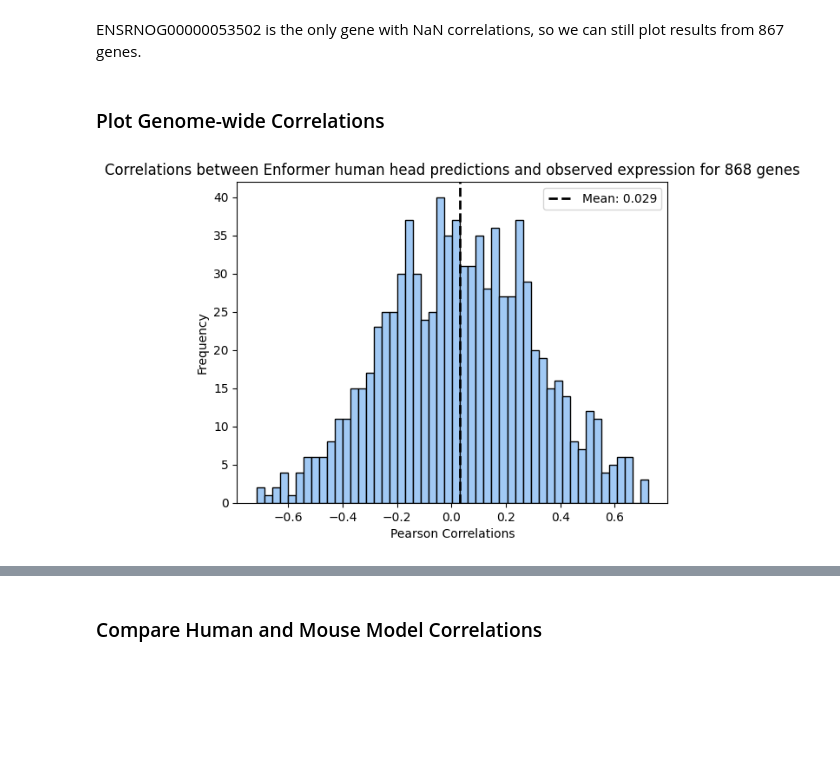
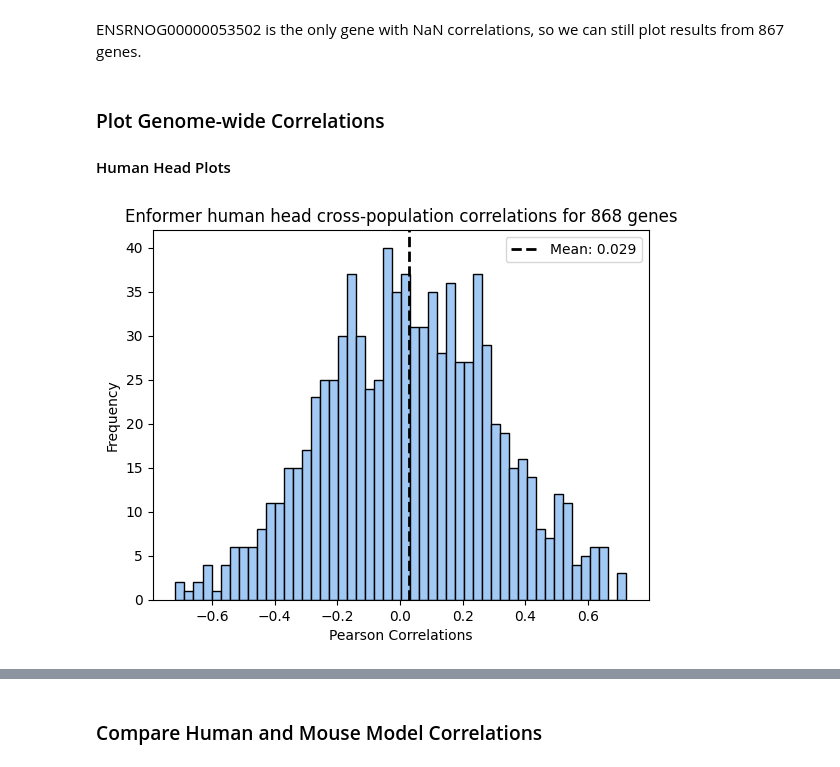
Before and after one commit to hakyimlab/sabrina-deep-learning-in-genomics, a Jupyter notebook: posts/2023-08-31-Br-personalized-prediction-on-more-genes/index.ipynb, the cells around one changed output, grey strips where cells are left out. Drawn from its saved outputs; the diff is of its cells as text; code cells hidden in the pictures; blank space fills up the shorter version.

```diff
--- a/posts/2023-08-31-Br-personalized-prediction-on-more-genes/index.ipynb
+++ b/posts/2023-08-31-Br-personalized-prediction-on-more-genes/index.ipynb
@@ -82,3 +82,12 @@ with h5py.File(f"{project_dir}/selected_genes_mouse_and_human_predictions.h5", "
     for gene in file.keys():
         matrix = file[gene][:]
         expr_dict[gene] = pd.DataFrame(matrix, index = index, columns = ["observed", "human predicted", "mouse predicted"])
+# %%
+observed_matrix = pd.DataFrame(columns=gene_list)
+human_predicted_matrix = pd.DataFrame(columns=gene_list)
+mouse_predicted_matrix = pd.DataFrame(columns=gene_list)
+### dataframes for haky
+for gene in gene_list:
+    observed_matrix[gene] = expr_dict[gene]['observed']
+    human_predicted_matrix[gene] = expr_dict[gene]['human predicted']
+    mouse_predicted_matrix[gene] = expr_dict[gene]['mouse predicted']
@@ -126,17 +139,19 @@ pearson_corr_by_gene = pearson_corr_by_gene.dropna().astype(float)
 spearman_corr_by_gene = spearman_corr_by_gene.dropna().astype(float)
 # %% [markdown]
 ### Plot Genome-wide Correlations
+
+#### Human Head Plots
 # %%
 # Plot a histogram
 plt.hist(pearson_corr_by_gene["human"], bins=50, edgecolor='black', color=colors[0])  # 'bins' determines the number of bins or bars
-plt.title('Correlations between Enformer human head predictions and observed expression for 868 genes')
+plt.title('Enformer human head cross-population correlations for 868 genes')
 plt.xlabel('Pearson Correlations')
 plt.ylabel('Frequency')
 mean = np.mean(pearson_corr_by_gene["human"])
 plt.axvline(mean, color='black', linestyle='dashed', linewidth=2, label=f'Mean: {mean:.3f}')
 plt.legend()
 
 # Display the plot
 plt.show()
 # %% [output]
-[figure, old version]
+[figure, new version]
```
Also changed, not shown: parts of 9 cells of this notebook.
